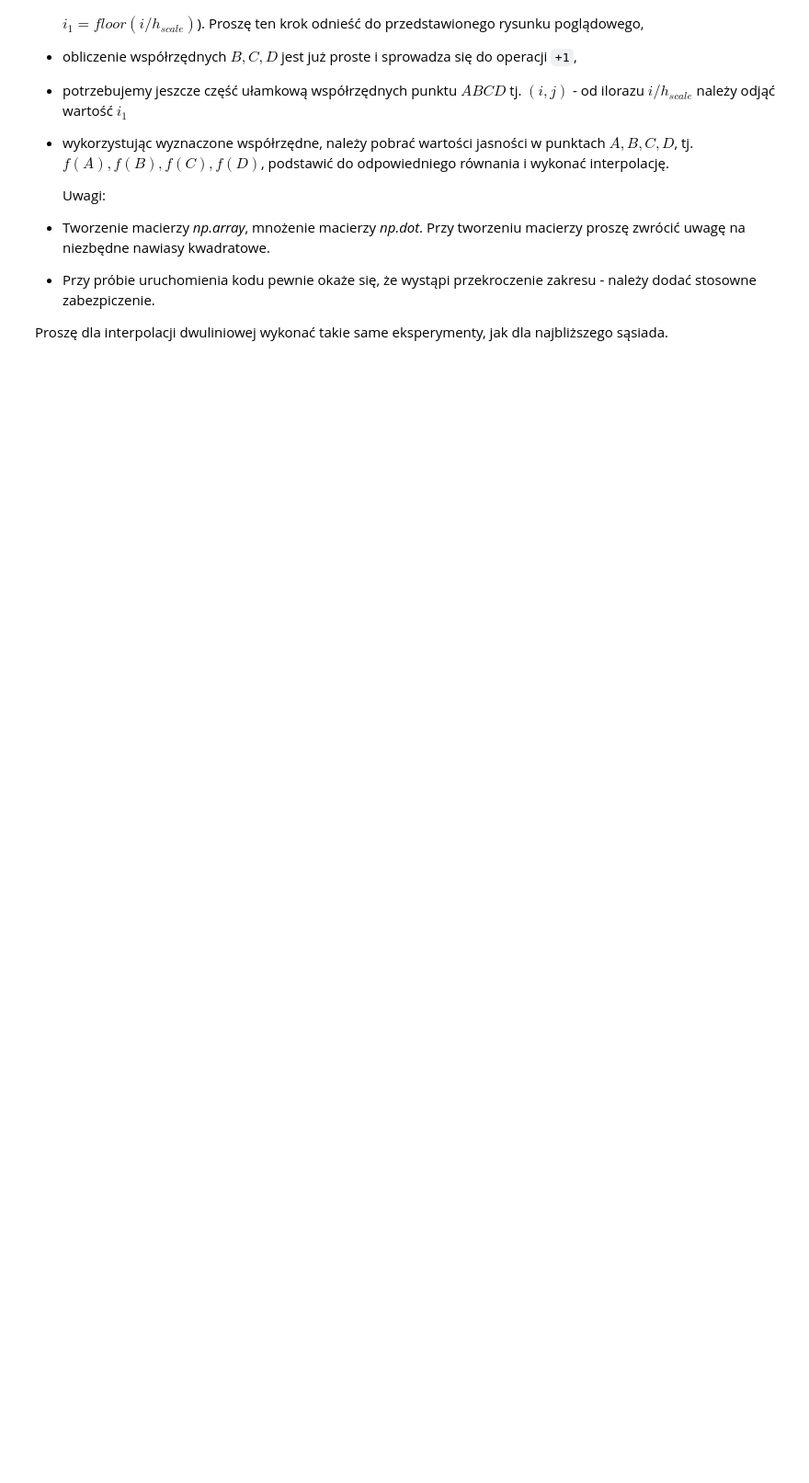
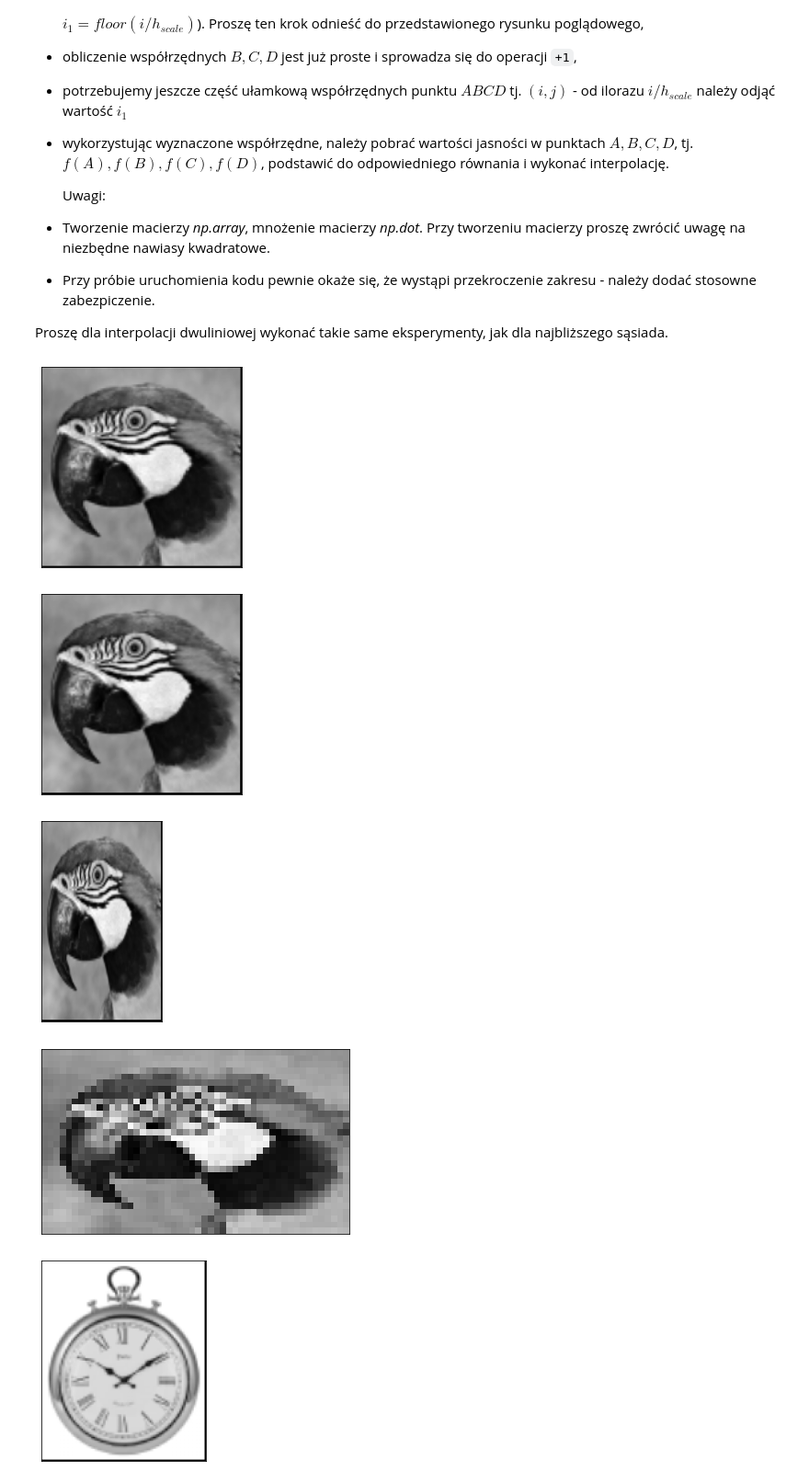
Before and after one commit to IwoSzczepaniak/DigitalImageProcessing, a Jupyter notebook: lab5/05_resolution.ipynb, the cells around one changed output. Shown at 92% size. Saved outputs shown, nothing was run; the diff lists cells and outputs as text; code cells hidden in the pictures; blank space fills up the shorter version.

```diff
--- a/lab5/05_resolution.ipynb
+++ b/lab5/05_resolution.ipynb
@@ -192,0 +278,38 @@ Proszę dla interpolacji dwuliniowej wykonać takie same eksperymenty, jak dla
+# %%
+scaled_image = bilinear_interpolation(I, 1.5, 1.5)
+plt.imshow(scaled_image, cmap='gray')
+plt.xticks([]), plt.yticks([])
+plt.show()
+
+scaled_image = bilinear_interpolation(I, 2.5, 2.5)
+plt.imshow(scaled_image, cmap='gray')
+plt.xticks([]), plt.yticks([])
+plt.show()
+
+scaled_image = bilinear_interpolation(I, 1.5, 2.5)
+plt.imshow(scaled_image, cmap='gray')
+plt.xticks([]), plt.yticks([])
+plt.show()
+
+scaled_image = bilinear_interpolation(I, 0.5, 0.3)
+plt.imshow(scaled_image, cmap='gray')
+plt.xticks([]), plt.yticks([])
+plt.show()
+
+clock = cv2.imread('clock.bmp', cv2.IMREAD_GRAYSCALE)
+scaled_image = bilinear_interpolation(clock, 1.5, 1.5)
+plt.imshow(scaled_image, cmap='gray')
+plt.xticks([]), plt.yticks([])
+plt.show()
+
+chessboard = cv2.imread('chessboard.bmp', cv2.IMREAD_GRAYSCALE)
+scaled_image = bilinear_interpolation(chessboard, 1.5, 1.5)
+plt.imshow(scaled_image, cmap='gray')
+plt.xticks([]), plt.yticks([])
+plt.show()
+# %% [output]
+[figure, added]
+[figure, added]
+[figure, added]
+[figure, added]
+[figure, added]
```
Also changed, not shown: parts of 18 cells of this notebook, 4 other files.
